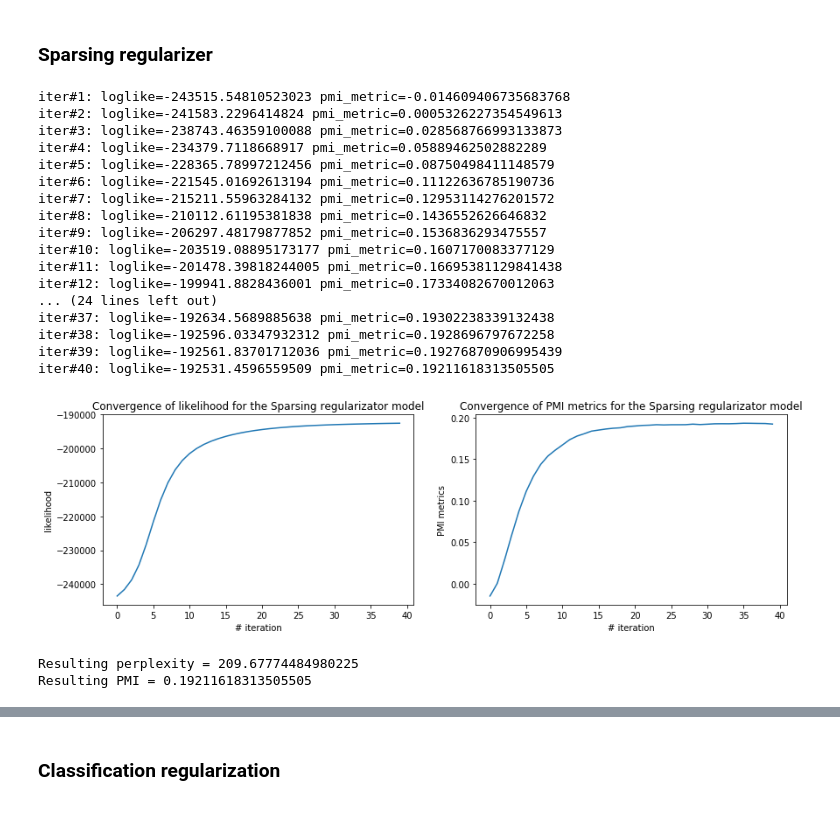
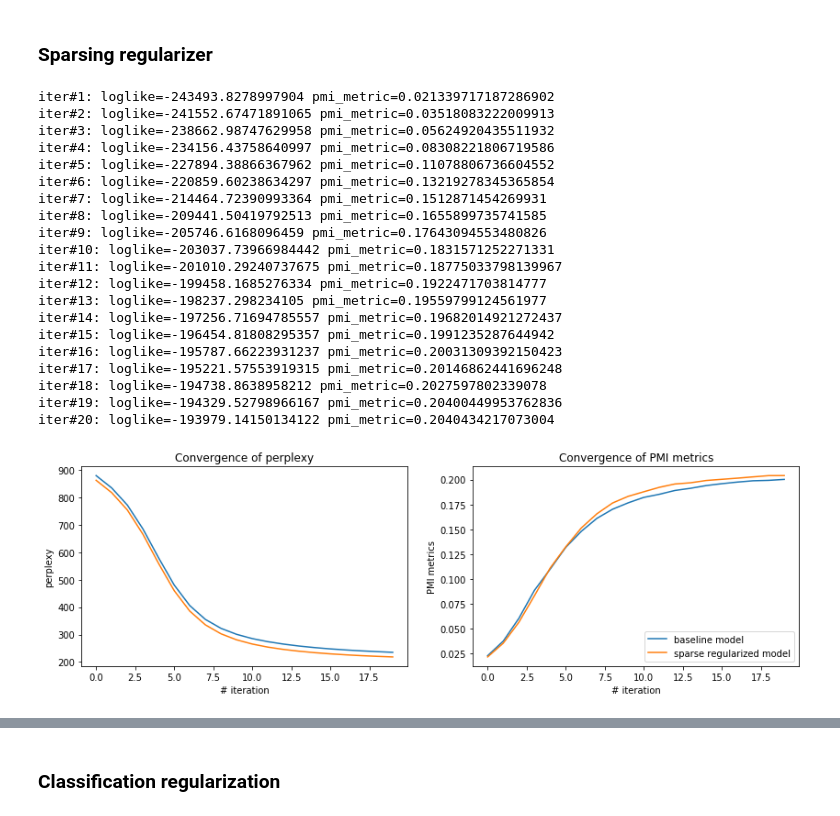
Before and after one commit to ValeryTyumen/Skoltech-NLA-OPT-Project, a Jupyter notebook: experiments_notebook_2.ipynb, the cells around one changed output, grey strips where cells are left out. Cells and saved outputs as stored; diff of their text form; code cells hidden in the pictures.

Commit message:
redo plotting

```diff
--- a/experiments_notebook_2.ipynb
+++ b/experiments_notebook_2.ipynb
@@ -26,6 +26,3 @@ def get_words_list(vocabulary):
 word_in_doc_freqs = doc_term_matr.transpose()
 # %%
 word_in_doc_freqs_train = sparse.dok_matrix(word_in_doc_freqs)
-# %%
-idx = np.where(word_in_doc_freqs_train.sum(axis=0) != 0)[1]
-word_in_doc_freqs_train = word_in_doc_freqs_train[:, idx]
@@ -33,5 +34,5 @@ word_in_doc_freqs_train = word_in_doc_freqs_train[:, idx]
 words_count = word_in_doc_freqs.shape[0]
 docs_count = word_in_doc_freqs_train.shape[1]
 # %%
-close_word_pairs_train = np.array(close_word_pairs)[idx]
+close_word_pairs_train = np.array(close_word_pairs)
 pmi = get_pointwise_mutual_information(word_in_doc_freqs_train, close_word_pairs_train)
@@ -42,32 +41,32 @@ def train_model(regularizers, regularizer_weights, topics_count = 50):
 
     model = ARTM(topics_count=topics_count, regularizers=regularizers, regularizer_weights=regularizer_weights)
 
-    #TODO: plot convergence to show that EM is implemented correctly.
-
     train_result = model.train(word_in_doc_freqs=word_in_doc_freqs_train,
                                words_list=get_words_list(vocabulary),
-                               iterations_count=40, verbose=True,
+                               iterations_count=20, verbose=True,
                                pointwise_mutual_information=pmi)
     return train_result
 # %%
 def plot_score(model, model_name):
-    likelihoods = model.loglikelihoods
-    pmis = model.pmi_metrics
 
     f, (ax1, ax2) = plt.subplots(1, 2, figsize=(14, 4))
-    ax1.plot(likelihoods)
-    ax1.set_title('Convergence of likelihood for the {}'.format(model_name))
-    ax1.set_xlabel('# iteration')
-    ax1.set_ylabel('likelihood')
-    ax2.plot(pmis)
-    ax2.set_title('Convergence of PMI metrics for the {}'.format(model_name))
-    ax2.set_xlabel('# iteration')
-    ax2.set_ylabel('PMI metrics')
+    for i, m in enumerate(model):
+        perplexy = m.get_train_perplexity()
+        pmis = m.pmi_metrics
+        ax1.plot(perplexy, label=model_name[i])
+        ax1.set_title('Convergence of perplexy'.format(model_name))
+        ax1.set_xlabel('# iteration')
+        ax1.set_ylabel('perplexy')
+        ax2.plot(pmis, label=model_name[i])
+        ax2.set_title('Convergence of PMI metrics'.format(model_name))
+        ax2.set_xlabel('# iteration')
+        ax2.set_ylabel('PMI metrics')
 
+    plt.legend()
     plt.show()
 
-    print('Resulting perplexity = {}'.format(model.get_train_perplexity()))
-    print('Resulting PMI = {}'.format(model.get_pointwise_mutual_information_metric()))
+    #print('Resulting perplexity = {}'.format(model.get_train_perplexity()))
+    #print('Resulting PMI = {}'.format(model.get_pointwise_mutual_information_metric()))
 # %%
 def plot_topics(model):
     X_topics = model.topic_in_doc_probs.T
@@ -277,31 +280,33 @@ regularizers = [SparsingRegularizer(beta_0=0.5, alpha_0=0.5,
 
 regularizer_weights = [10.]
 # %%
+np.random.seed(42)
 train_result_sparse = train_model(regularizers=regularizers, regularizer_weights=regularizer_weights)
 # %% [output]
-iter#1: loglike=-243515.54810523023 pmi_metric=-0.014609406735683768
-iter#2: loglike=-241583.2296414824 pmi_metric=0.0005326227354549613
-iter#3: loglike=-238743.46359100088 pmi_metric=0.028568766993133873
-iter#4: loglike=-234379.7118668917 pmi_metric=0.05889462502882289
-iter#5: loglike=-228365.78997212456 pmi_metric=0.08750498411148579
-iter#6: loglike=-221545.01692613194 pmi_metric=0.11122636785190736
-iter#7: loglike=-215211.55963284132 pmi_metric=0.12953114276201572
-iter#8: loglike=-210112.61195381838 pmi_metric=0.1436552626646832
-iter#9: loglike=-206297.48179877852 pmi_metric=0.1536836293475557
-iter#10: loglike=-203519.08895173177 pmi_metric=0.1607170083377129
-iter#11: loglike=-201478.39818244005 pmi_metric=0.16695381129841438
-iter#12: loglike=-199941.8828436001 pmi_metric=0.17334082670012063
-... (24 lines left out)
-iter#37: loglike=-192634.5689885638 pmi_metric=0.19302238339132438
-iter#38: loglike=-192596.03347932312 pmi_metric=0.1928696797672258
-iter#39: loglike=-192561.83701712036 pmi_metric=0.19276870906995439
-iter#40: loglike=-192531.4596559509 pmi_metric=0.19211618313505505
+iter#1: loglike=-243493.8278997904 pmi_metric=0.021339717187286902
+iter#2: loglike=-241552.67471891065 pmi_metric=0.03518083222009913
+iter#3: loglike=-238662.98747629958 pmi_metric=0.05624920435511932
+iter#4: loglike=-234156.43758640997 pmi_metric=0.08308221806719586
+iter#5: loglike=-227894.38866367962 pmi_metric=0.11078806736604552
+iter#6: loglike=-220859.60238634297 pmi_metric=0.13219278345365854
+iter#7: loglike=-214464.72390993364 pmi_metric=0.1512871454269931
+iter#8: loglike=-209441.50419792513 pmi_metric=0.1655899735741585
+iter#9: loglike=-205746.6168096459 pmi_metric=0.17643094553480826
+iter#10: loglike=-203037.73966984442 pmi_metric=0.1831571252271331
+iter#11: loglike=-201010.29240737675 pmi_metric=0.18775033798139967
+iter#12: loglike=-199458.1685276334 pmi_metric=0.1922471703814777
+iter#13: loglike=-198237.298234105 pmi_metric=0.19559799124561977
+iter#14: loglike=-197256.71694785557 pmi_metric=0.19682014921272437
+iter#15: loglike=-196454.81808295357 pmi_metric=0.1991235287644942
+iter#16: loglike=-195787.66223931237 pmi_metric=0.20031309392150423
+iter#17: loglike=-195221.57553919315 pmi_metric=0.20146862441696248
+iter#18: loglike=-194738.8638958212 pmi_metric=0.2027597802339078
+iter#19: loglike=-194329.52798966167 pmi_metric=0.20400449953762836
+iter#20: loglike=-193979.14150134122 pmi_metric=0.2040434217073004
 # %%
-plot_score(train_result_sparse, 'Sparsing regularizator model')
+plot_score([train_result_baseline, train_result_sparse], ['baseline model', 'sparse regularized model'])
 # %% [output]
-[figure, old version]
+[figure, new version]
-Resulting perplexity = 209.67774484980225
-Resulting PMI = 0.19211618313505505
 # %%
 train_result_sparse.get_top_words_in_topics(top_words_count=10)
 # %% [output]
```
Also changed, not shown: parts of 15 cells of this notebook.
